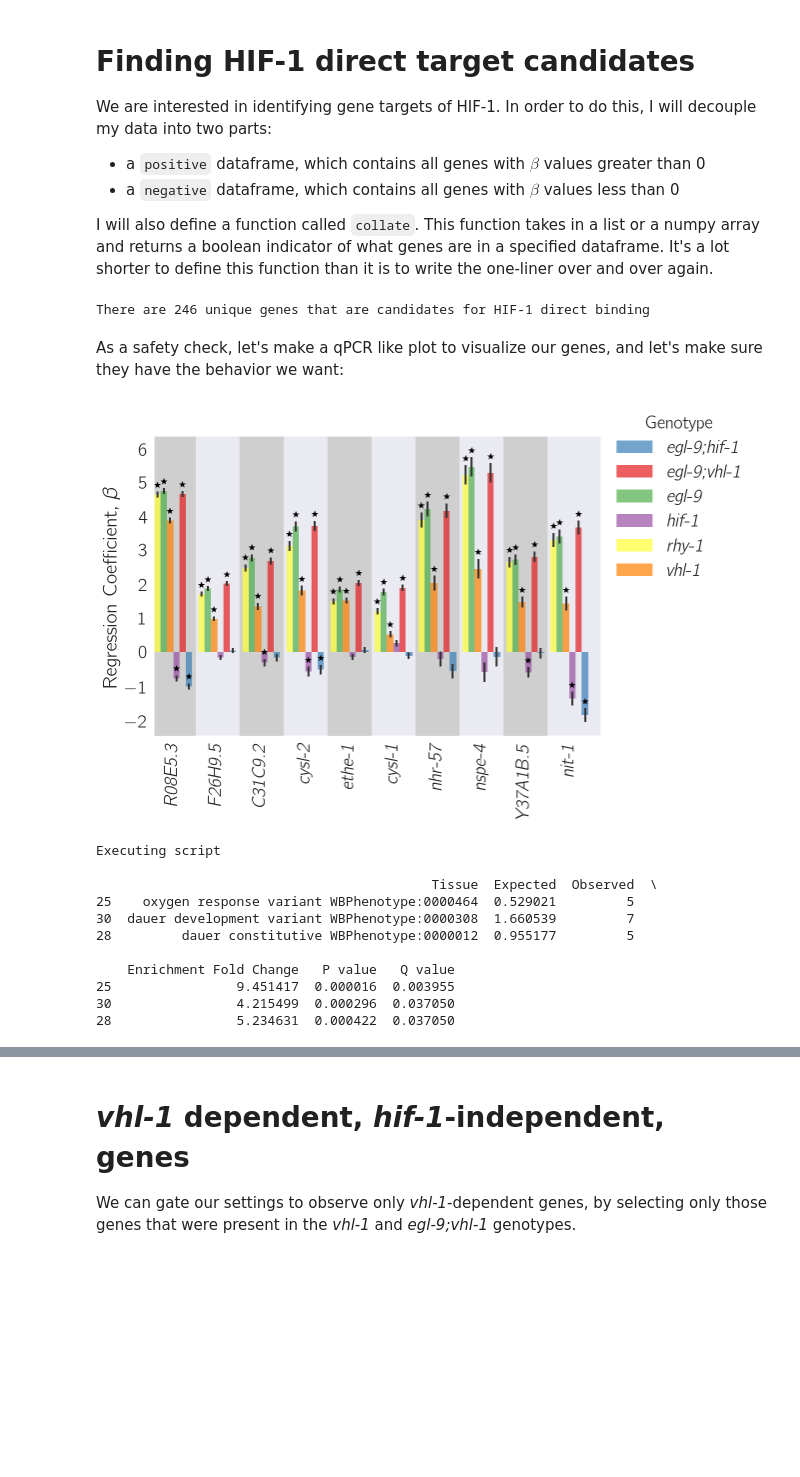
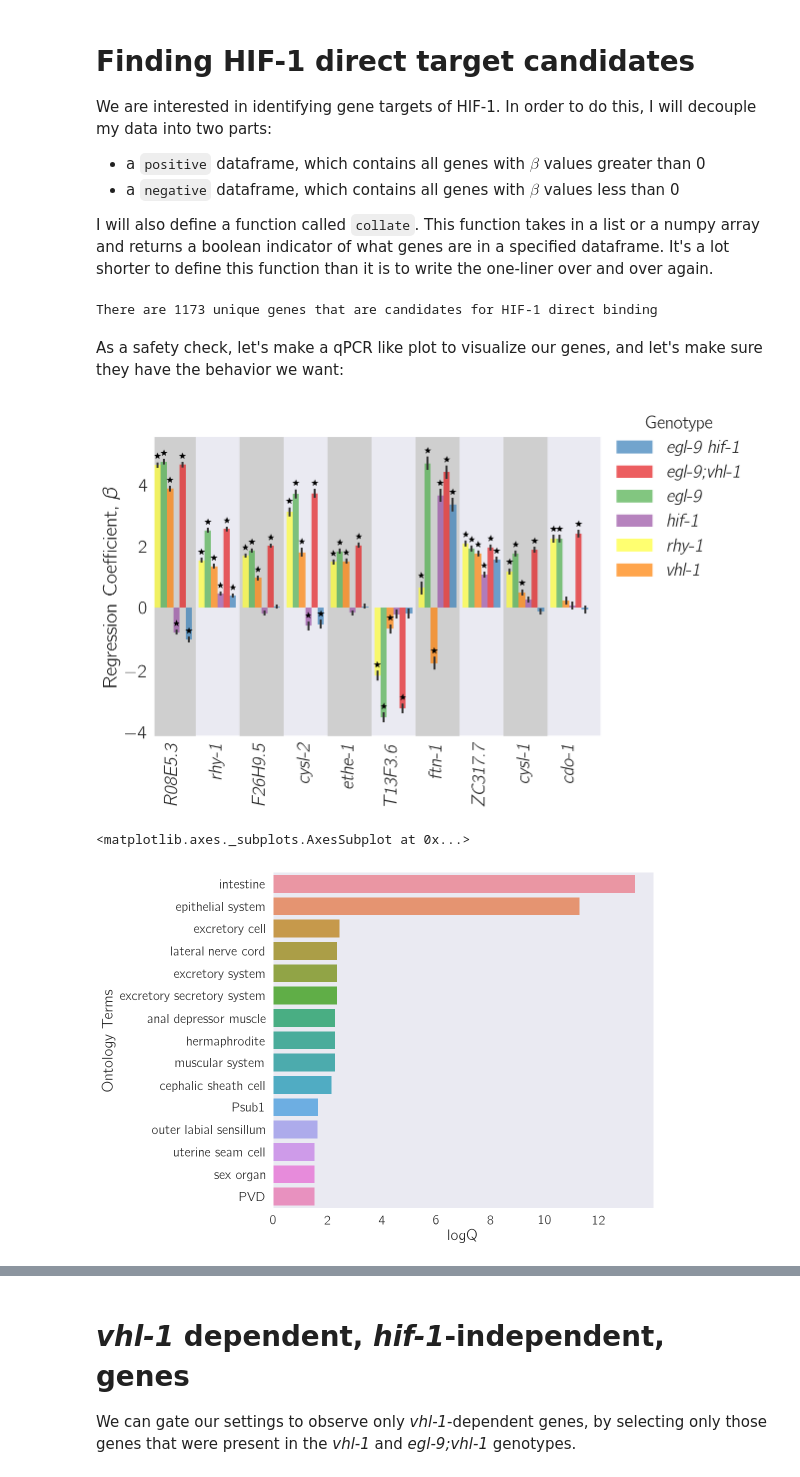
Before and after one commit to WormLabCaltech/mprsq, a Jupyter notebook: src/4 Understanding the decoupled transcriptomes.ipynb, the cells around one changed output, grey strips where cells are left out. Saved outputs shown, nothing was run; the diff lists cells and outputs as text; code cells hidden in the pictures; blank space fills up the shorter version.

```diff
--- a/src/4 Understanding the decoupled transcriptomes.ipynb
+++ b/src/4 Understanding the decoupled transcriptomes.ipynb
@@ -95,14 +74,14 @@ def collate(x):
     """For a vector `x`, find what elements in x are contained in tidy_data.target_id."""
     return tidy_data.target_id.isin(x)
 # %%
-hif_genes = pd.read_csv('../output/hypoxia_response.csv')
+hif_genes = pd.read_csv('../output/temp_files/hypoxia_response.csv')
 
 n = len(hif_genes[hif_genes.b > 0].ens_gene.unique())
 message = 'There are {0} unique genes that' +\
           ' are candidates for HIF-1 direct binding'
 print(message.format(n))
 # %% [output]
-There are 246 unique genes that are candidates for HIF-1 direct binding
+There are 1173 unique genes that are candidates for HIF-1 direct binding
 # %% [markdown]
 As a safety check, let's make a qPCR like plot to visualize our genes, and let's make sure they have the behavior we want:
 # %%
@@ -121,22 +100,15 @@ plot_df.sort_values('order', inplace=True)
 plot_df.reset_index(inplace=True)
 
 genpy.qPCR_plot(plot_df, genvar.plot_order, genvar.plot_color,
-                clustering='genotype', plotting_group='target_id',
+                clustering='fancy genotype', plotting_group='target_id',
                 rotation=90)
 # %% [output]
-[figure, old version]
+[figure, new version]
-# %%
-_ = tea.enrichment_analysis(hypoxia_direct_targets.ens_gene.unique(),
-                            phenotype_df, show=True)
-# %% [output]
-Executing script
-
-                                           Tissue  Expected  Observed  \
-25    oxygen response variant WBPhenotype:0000464  0.529021         5
-30  dauer development variant WBPhenotype:0000308  1.660539         7
-28         dauer constitutive WBPhenotype:0000012  0.955177         5
-
-    Enrichment Fold Change   P value   Q value
-25                9.451417  0.000016  0.003955
-30                4.215499  0.000296  0.037050
-28                5.234631  0.000422  0.037050
+# %%
+res = tea.enrichment_analysis(hypoxia_direct_targets.ens_gene.unique(),
+                              tissue_df, show=False)
+res['logQ'] = -res['Q value'].apply(np.log10)
+tea.plot_enrichment_results(res, analysis='tissue', y='logQ')
+# %% [output]
+<matplotlib.axes._subplots.AxesSubplot at 0x...>
+[figure, added]
```
Also changed, not shown: parts of 7 cells of this notebook, 54 other files.
